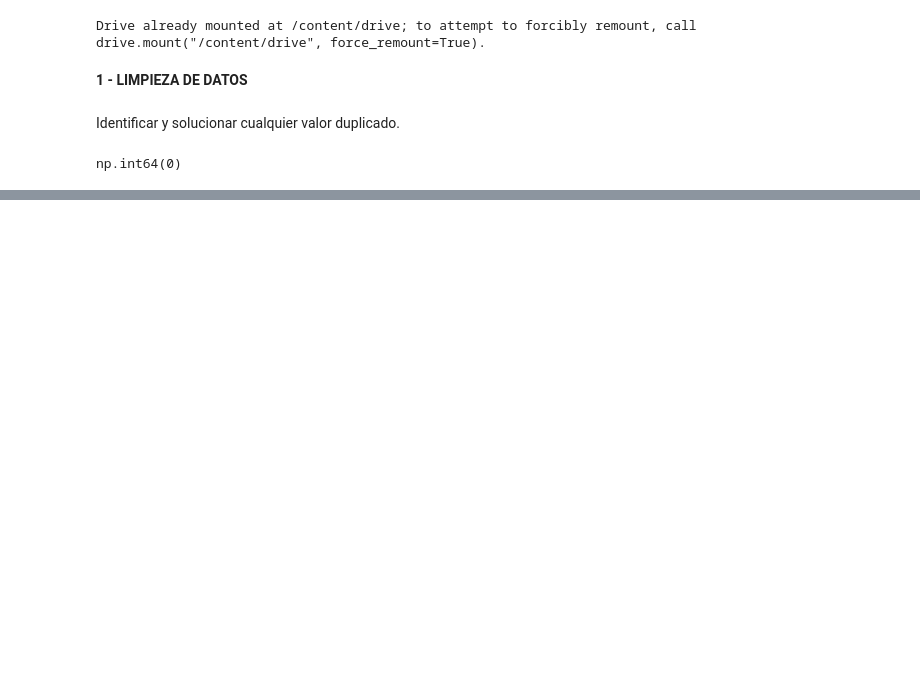
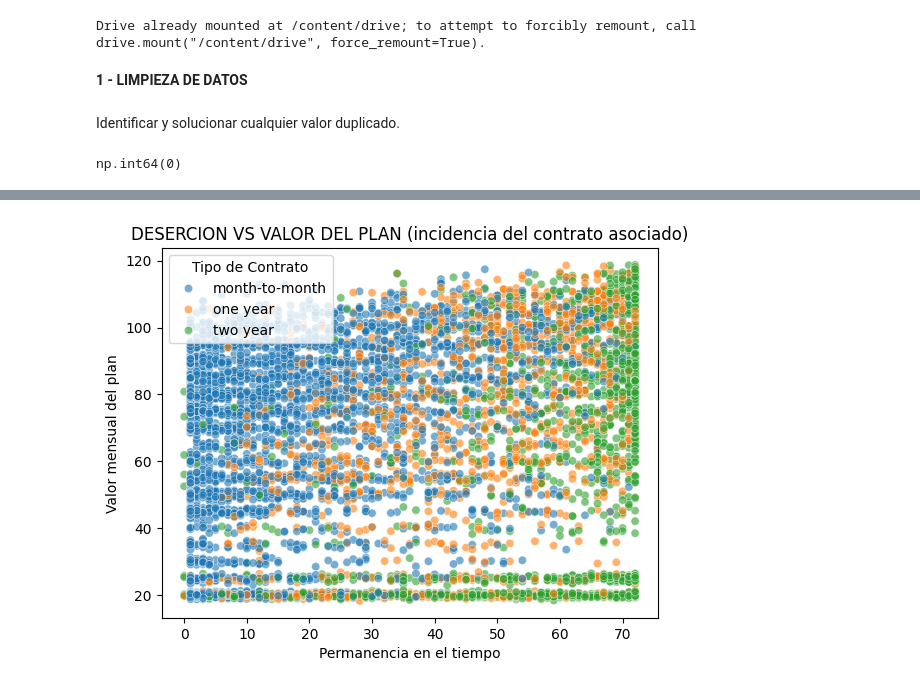
Before and after one commit to LksRubilar/Bootcamp_Skillnest-Examen_1, a Jupyter notebook: Examen_01.ipynb, the cells around one changed output, grey strips where cells are left out. Drawn from its saved outputs; the diff is of its cells as text; code cells hidden in the pictures; blank space fills up the shorter version.

```diff
--- a/Examen_01.ipynb
+++ b/Examen_01.ipynb
@@ -266,0 +176,15 @@ df[['ID_Venta', 'Descuento_Valor']].head()
+# %%
+# Relación entre la desercion de los clientes vs su permanencia, basados en los valores de sus planes.
+# Es importante considerar que existen 3 tipos de contratos para asignar valores mensuales.
+# 1 - Contrato Mensual: Asociado a valores mas altos.
+# 2 - contrato por 1 año: Asociado a valores mas bajos en su mensualidad.
+# 3 - contrato por 2 años: Similar al de 1 año pero aun mas economico en el tiempo.
+# Segun lo señalado y lo visualizado en el grafico podemos apreciar dos instancias: la primera, los altos valores de los planes estan asociados a mayor desercion en el tiempo, la segunda la combinacion de contrato mensual mas altos valores facilita la desercion de los clientes luego del primer mes, o final de cualquier mes.
+sns.scatterplot(data=df, x='tenure', y='monthlycharges', hue='contract', alpha=0.6)
+plt.title("DESERCION VS VALOR DEL PLAN (incidencia del contrato asociado)")
+plt.xlabel("Permanencia en el tiempo")
+plt.ylabel("Valor mensual del plan")
+plt.legend(title='Tipo de Contrato')
+plt.show()
+# %% [output]
+[figure, added]
```
Also changed, not shown: parts of 52 cells of this notebook.
